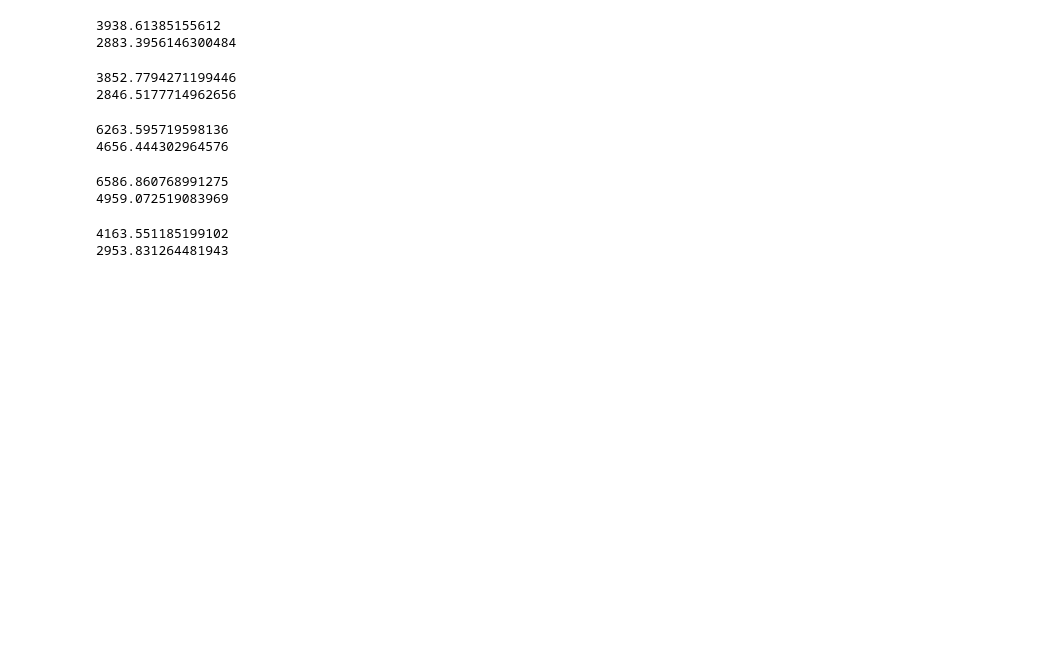
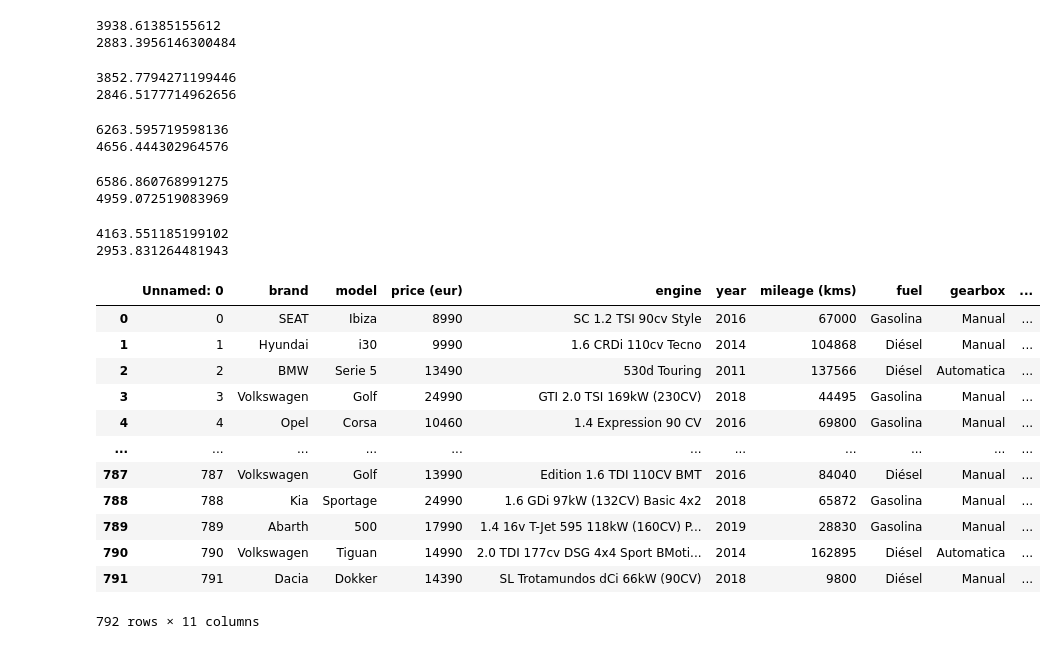
Before and after one commit to minat14/Car-Price-Prediction, a Jupyter notebook: Task2/Car Price Prediction Task 2.ipynb, the cells around one changed output. Cells and saved outputs as stored; diff of their text form; code cells hidden in the pictures; blank space fills up the shorter version.

```diff
--- a/Task2/Car Price Prediction Task 2.ipynb
+++ b/Task2/Car Price Prediction Task 2.ipynb
@@ -231,3 +231,19 @@ print(errors2)
 # %% [output]
 4163.551185199102
 2953.831264481943
+# %%
+df
+# %% [output]
+|  | Unnamed: 0 | brand | model | price (eur) | engine | year | mileage (kms) | fuel | gearbox | ... |
+| 0 | 0 | SEAT | Ibiza | 8990 | SC 1.2 TSI 90cv Style | 2016 | 67000 | Gasolina | Manual | ... |
+| 1 | 1 | Hyundai | i30 | 9990 | 1.6 CRDi 110cv Tecno | 2014 | 104868 | Diésel | Manual | ... |
+| 2 | 2 | BMW | Serie 5 | 13490 | 530d Touring | 2011 | 137566 | Diésel | Automatica | ... |
+| 3 | 3 | Volkswagen | Golf | 24990 | GTI 2.0 TSI 169kW (230CV) | 2018 | 44495 | Gasolina | Manual | ... |
+| 4 | 4 | Opel | Corsa | 10460 | 1.4 Expression 90 CV | 2016 | 69800 | Gasolina | Manual | ... |
+| ... | ... | ... | ... | ... | ... | ... | ... | ... | ... | ... |
+| 787 | 787 | Volkswagen | Golf | 13990 | Edition 1.6 TDI 110CV BMT | 2016 | 84040 | Diésel | Manual | ... |
+| 788 | 788 | Kia | Sportage | 24990 | 1.6 GDi 97kW (132CV) Basic 4x2 | 2018 | 65872 | Gasolina | Manual | ... |
+| 789 | 789 | Abarth | 500 | 17990 | 1.4 16v T-Jet 595 118kW (160CV) P... | 2019 | 28830 | Gasolina | Manual | ... |
+| 790 | 790 | Volkswagen | Tiguan | 14990 | 2.0 TDI 177cv DSG 4x4 Sport BMoti... | 2014 | 162895 | Diésel | Automatica | ... |
+| 791 | 791 | Dacia | Dokker | 14390 | SL Trotamundos dCi 66kW (90CV) | 2018 | 9800 | Diésel | Manual | ... |
+792 rows × 11 columns
```
Also changed, not shown: parts of 8 cells of this notebook.
